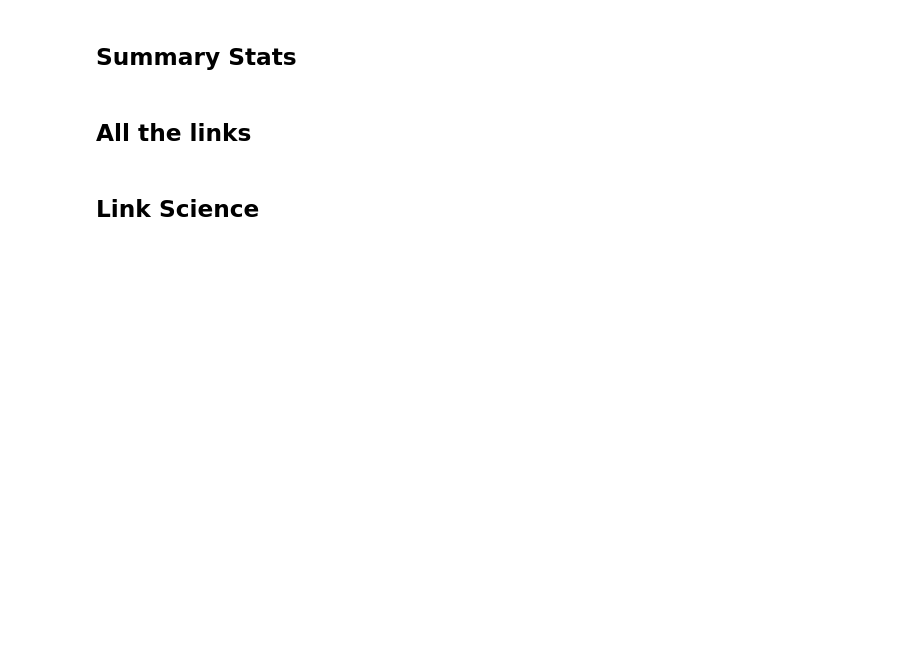
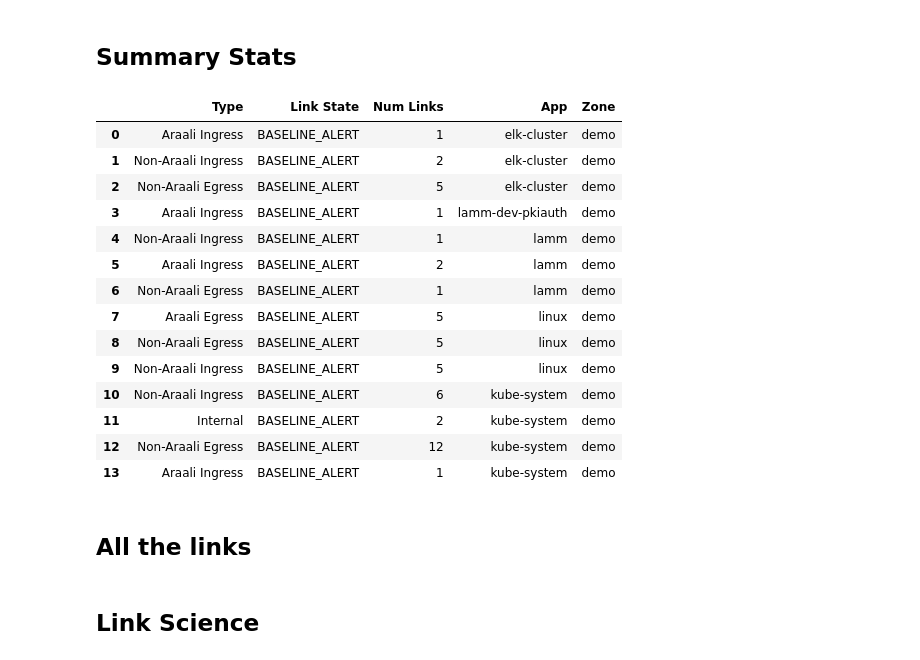
Before and after one commit to araalinetworks/api, a Jupyter notebook: python/araali_api.ipynb, the cells around one changed output. Cells and saved outputs as stored; diff of their text form; code cells hidden in the pictures; blank space fills up the shorter version.

```diff
--- a/python/araali_api.ipynb
+++ b/python/araali_api.ipynb
@@ -109,7 +235,23 @@ api.Table(api.Runtime.get_zone_apps(hard=False))
 # %% [markdown]
 ## Summary Stats
 # %%
-api.Table(run.stats(all=True))
+api.Table(run.stats(all=False))
+# %% [output]
+|  | Type | Link State | Num Links | App | Zone |
+| 0 | Araali Ingress | BASELINE_ALERT | 1 | elk-cluster | demo |
+| 1 | Non-Araali Ingress | BASELINE_ALERT | 2 | elk-cluster | demo |
+| 2 | Non-Araali Egress | BASELINE_ALERT | 5 | elk-cluster | demo |
+| 3 | Araali Ingress | BASELINE_ALERT | 1 | lamm-dev-pkiauth | demo |
+| 4 | Non-Araali Ingress | BASELINE_ALERT | 1 | lamm | demo |
+| 5 | Araali Ingress | BASELINE_ALERT | 2 | lamm | demo |
+| 6 | Non-Araali Egress | BASELINE_ALERT | 1 | lamm | demo |
+| 7 | Araali Egress | BASELINE_ALERT | 5 | linux | demo |
+| 8 | Non-Araali Egress | BASELINE_ALERT | 5 | linux | demo |
+| 9 | Non-Araali Ingress | BASELINE_ALERT | 5 | linux | demo |
+| 10 | Non-Araali Ingress | BASELINE_ALERT | 6 | kube-system | demo |
+| 11 | Internal | BASELINE_ALERT | 2 | kube-system | demo |
+| 12 | Non-Araali Egress | BASELINE_ALERT | 12 | kube-system | demo |
+| 13 | Araali Ingress | BASELINE_ALERT | 1 | kube-system | demo |
 # %% [markdown]
 ## All the links
 # %%
```
Also changed, not shown: parts of 21 cells of this notebook, 2 other files.
